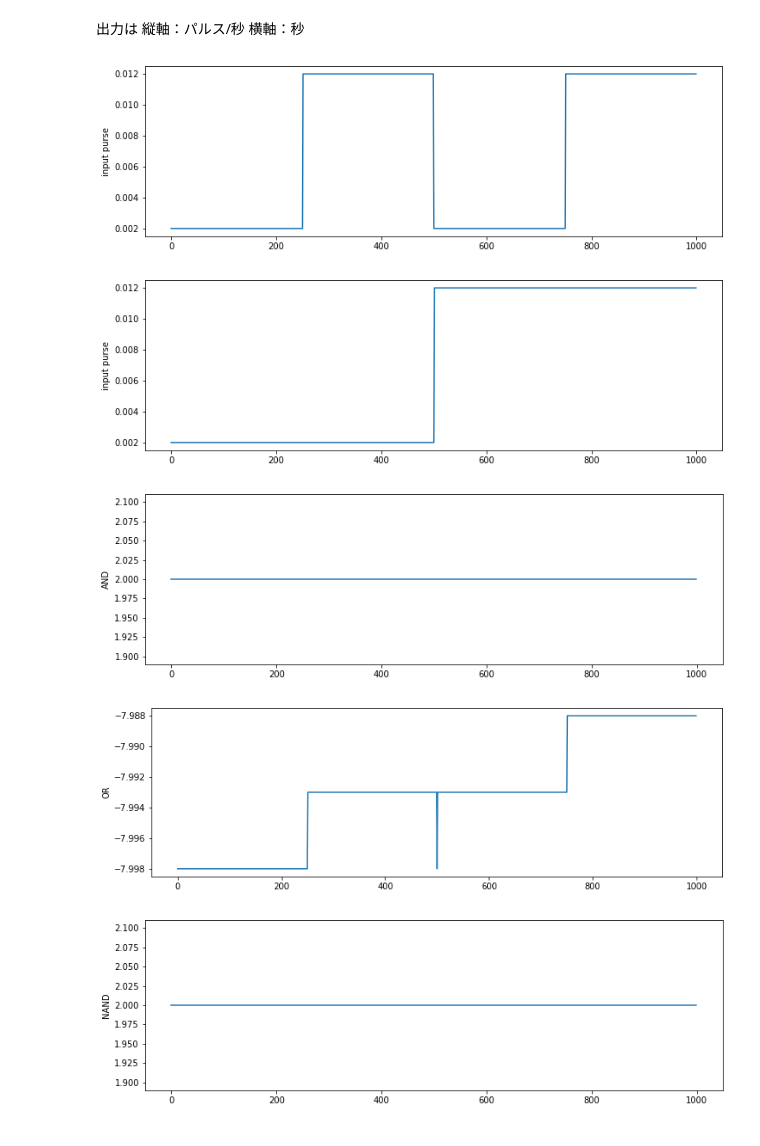
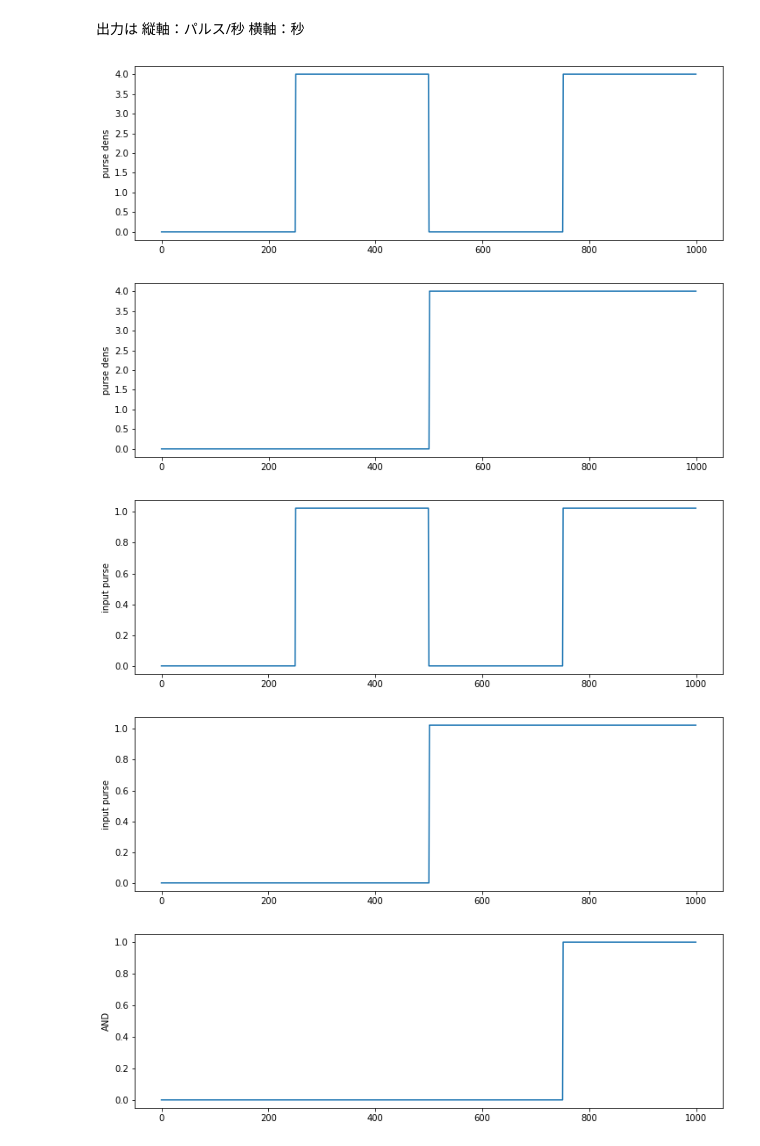
Before and after one commit to MxD-lab/SNN_Simulation, a Jupyter notebook: prexor.ipynb, the cells around one changed output. Saved outputs shown, nothing was run; the diff lists cells and outputs as text; code cells hidden in the pictures.

```diff
--- a/prexor.ipynb
+++ b/prexor.ipynb
@@ -12,3 +15,8 @@ import numpy
+# %%
+def nomalization(x):
+  y= (54-x)/46
+
+  return y
 # %%
 def relu(x,n,a):
   """
@@ -107,24 +127,29 @@ def XOR(x1,x2):
   s2 = OR(x1,x2)
   out = AND(s1,s2)
 
+
  # 各フレームのノード出力値計算
   for i in range(len(x1)):
 
-    if 0<out[i] <10:
-      out[i]= 2
+    nomalization(out[i])
 
-    elif 90<out[i] <100:
-      out[i]= 12
+
+    if out[i] <= 0:
+      out[i]=0
+
+    else:
+       out[i] = 1
+
 
   return out
 # %%
-# シミュレーションの入力端子のジェネレーターのパルスの密度関数　単位はpulse/sec　（Hz）
+# シミュレーションの入力端子のジェネレーターのパルスの密度関数　単位はpulse/msec　（Hz）
 simulation_time = 1000 #1000秒 1サイクル1nanosec
-a_dens_array = [12 if (i > 250 and i < 500) or (i > 750 and i < 1000) else 2 for i in range(1000)]
-b_dens_array = [12 if (i > 500 and i < 1000) else 2 for i in range(1000)]
+a_dens_array = [4if (i > 250 and i < 500) or (i > 750 and i < 1000) else 0 for i in range(1000)]
+b_dens_array = [4if (i > 500 and i < 1000) else 0 for i in range(1000)]
 
-# density情報からパルス数を生成　１ミリ秒
-dt=0.001
+# density情報からパルス数を生成 256μ
+dt=0.256
 a_pulse_cnt = numpy.multiply(a_dens_array , dt)
 b_pulse_cnt =  numpy.multiply(b_dens_array , dt)
 # %% [markdown]
@@ -138,6 +163,20 @@ or_result = OR(a_pulse_cnt, b_pulse_cnt)
 xor_result = XOR(a_pulse_cnt, b_pulse_cnt)
 
 # 結果描画
+
+plt.figure(figsize=(12, 8))
+plt.subplot(2, 1, 1)
+plt.ylabel('purse dens')
+plt.plot(a_dens_array)
+plt.show()
+
+plt.figure(figsize=(12, 8))
+plt.subplot(2, 1, 1)
+plt.ylabel('purse dens')
+plt.plot(b_dens_array)
+plt.show()
+
+
 plt.figure(figsize=(12, 8))
 plt.subplot(2, 1, 1)
 plt.ylabel('input purse')
@@ -147,35 +186,35 @@ plt.show()
 plt.figure(figsize=(12, 8))
 plt.subplot(2, 1, 1)
 plt.ylabel('input purse')
 plt.plot(b_pulse_cnt)
 plt.show()
 
 plt.figure(figsize=(12, 8))
 plt.subplot(2, 1, 1)
 plt.ylabel('AND')
 plt.plot(and_result)
 plt.show()
 
 plt.figure(figsize=(12, 8))
 plt.subplot(2, 1, 1)
 plt.ylabel('OR')
 plt.plot(or_result)
 plt.show()
 
 plt.figure(figsize=(12, 8))
 plt.subplot(2, 1, 1)
 plt.ylabel('NAND')
 plt.plot(nand_result)
 plt.show()
 
 plt.figure(figsize=(12, 8))
 plt.subplot(2, 1, 1)
 plt.ylabel('XOR')
 plt.plot(xor_result)
 plt.show()
 # %% [output]
-[figure, old version]
+[figure, new version]
-[figure, old version]
+[figure, new version]
-[figure, old version]
+[figure, new version]
-[figure, old version]
+[figure, new version]
-[figure, old version]
+[figure, new version]
```
Also changed, not shown: parts of 5 cells of this notebook.
